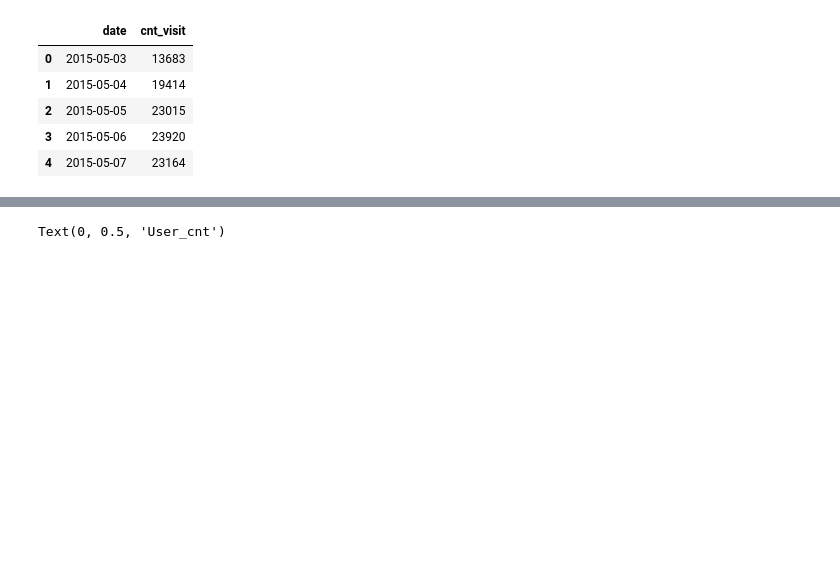
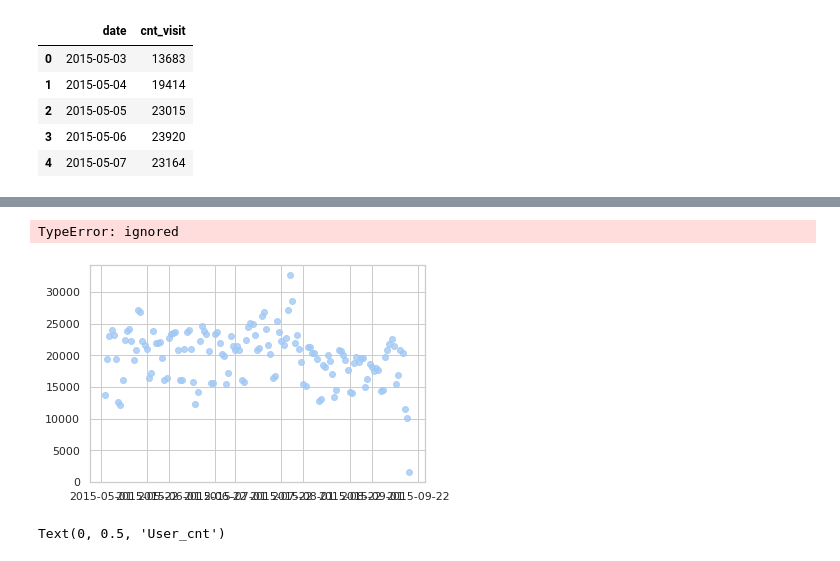
Before and after one commit to tkasod2/TIL, a Jupyter notebook: prj_analysis/Retailrocket_recommender_system_datase.ipynb, the cells around one changed output, grey strips where cells are left out. Saved outputs shown, nothing was run; the diff lists cells and outputs as text; code cells hidden in the pictures; blank space fills up the shorter version.

```diff
--- a/prj_analysis/Retailrocket_recommender_system_datase.ipynb
+++ b/prj_analysis/Retailrocket_recommender_system_datase.ipynb
@@ -244,3 +285,6 @@ DAU.head()
 | 2 | 2015-05-05 | 23015 |
 | 3 | 2015-05-06 | 23920 |
 | 4 | 2015-05-07 | 23164 |
+# %%
+DAU['date'] = pd.to_datetime(DAU['date'])
+DAU['cnt_visit'] = DAU['cnt_visit'].astype('int32')
@@ -247,3 +307,8 @@ DAU.head()
+# %%
+sns.regplot(x='date', y='cnt_visit',data =DAU)
+# %% [output]
+TypeError: ignored
+[figure, added]
 # %%
 sns.set_theme(style="whitegrid", palette="pastel")
 plt.xticks(rotation=90)
```
Also changed, not shown: parts of 16 cells of this notebook.
